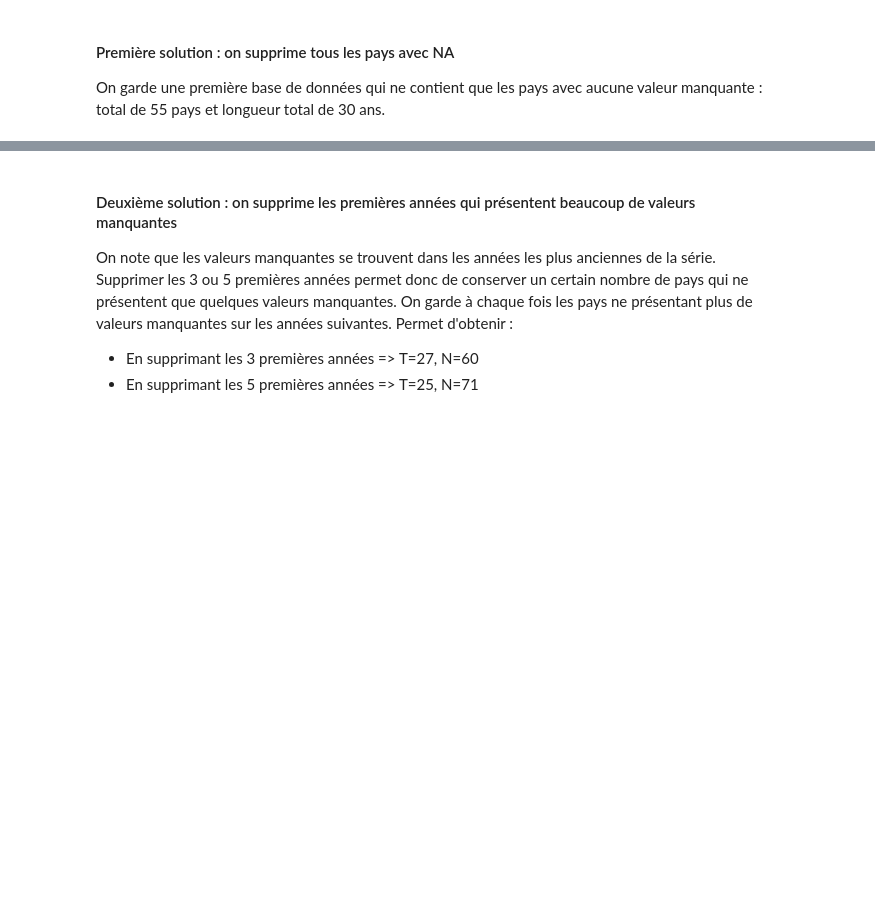
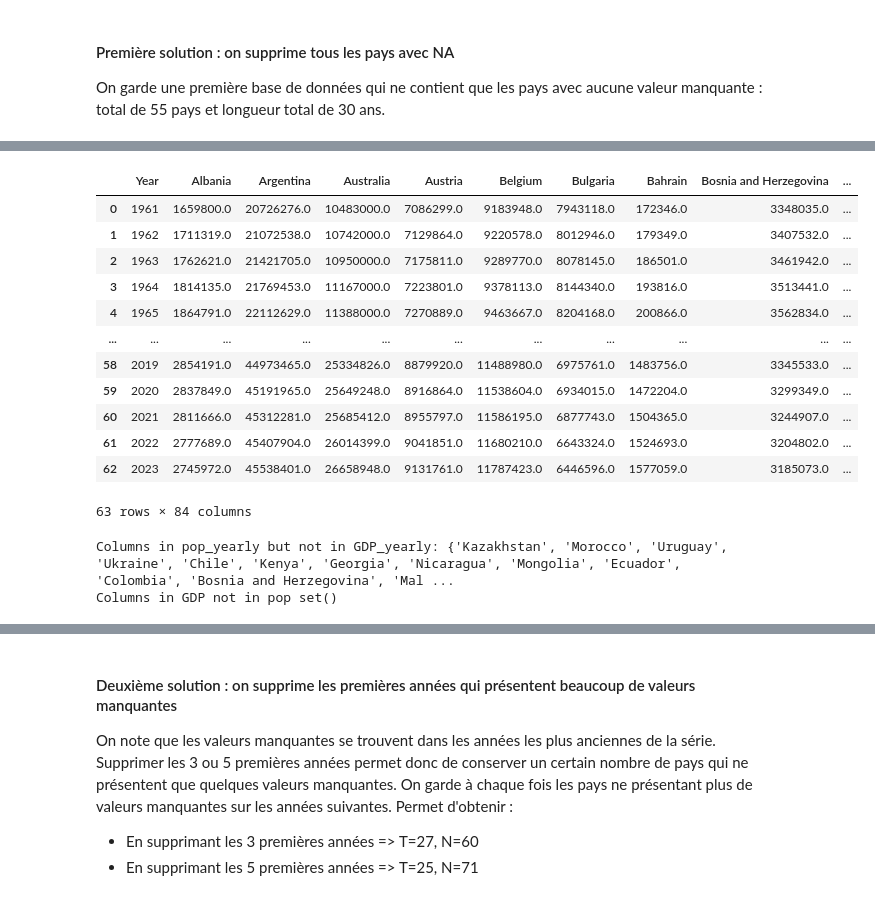
Before and after one commit to AminaManseur29/Bayesian_statistics_project, a Jupyter notebook: Data preprocessing/Preprocessing.ipynb, the cells around one changed output, grey strips where cells are left out. Drawn from its saved outputs; the diff is of its cells as text; code cells hidden in the pictures; blank space fills up the shorter version.

```diff
--- a/Data preprocessing/Preprocessing.ipynb
+++ b/Data preprocessing/Preprocessing.ipynb
@@ -35,3 +57,23 @@ GDP_yearly = GDP_yearly.drop(columns=['Advanced Economies', 'EMDE East Asia & Pa
                         'EMDE Latin America & Caribbean', 'Low-Income Countries (LIC)',
                         'Middle-Income Countries (MIC)', 'EMDE Middle East & N. Africa','EMDE South Asia',
                         'EMDE Sub-Saharan Africa','World (WBG members)'])
+# %%
+# Since we want correspondance between the years of GDP and of population size, and also correspondance between the countries names,
+# we delete the years and countries not present
+
+# Get column names of both dataframes
+pop_yearly_columns = set(pop_yearly.columns)
+GDP_yearly_columns = set(GDP_yearly.columns)
+
+# Find columns that are in pop_yearly but not in GDP_yearly
+columns_in_pop_not_in_GDP = pop_yearly_columns - GDP_yearly_columns
+col_in_GDP_not_in_pop = GDP_yearly_columns - pop_yearly_columns
+
+# Print the result
+print("Columns in pop_yearly but not in GDP_yearly:", columns_in_pop_not_in_GDP)
+print("Columns in GDP not in pop",col_in_GDP_not_in_pop)
+
+pop_yearly = pop_yearly.drop(columns=columns_in_pop_not_in_GDP)
+GDP_yearly = GDP_yearly.drop(columns=col_in_GDP_not_in_pop)
+
+pop_yearly.head(5)
@@ -66,12 +138,52 @@ Number of countries without missing values : 55
 # %%
 # Sélectionner les colonnes avec 0 valeurs manquantes
 cols_with_no_missing = missing_values[missing_values == 0]
 
 # Sélectionner la première colonne (les dates)
 dates_column = GDP_yearly.iloc[:, 0]
 
 # Filtrer les colonnes avec 0 valeurs manquantes et ajouter la première colonne
 GDP_yearly_30 = pd.concat([dates_column, GDP_yearly[cols_with_no_missing.index]], axis=1)
 
 # Mettre la première colonne (les dates) en indice
-GDP_yearly_30.set_index(dates_column.name, inplace=True)
+GDP_yearly_30.reset_index(drop=True, inplace=True)
+GDP_yearly_30.rename(columns={dates_column.name: "Year"},inplace=True)
+
+cols_ok = missing_pop[missing_pop ==0]
+dates_col = pop_yearly.iloc[:,0]
+pop_yearly = pd.concat([dates_col,pop_yearly[cols_ok.index]],axis=1)
+pop_yearly.reset_index(drop=True, inplace=True)
+pop_yearly.rename(columns={dates_col.name: "Year"}, inplace=True)
+
+pop_yearly
+# %% [output]
+|  | Year | Albania | Argentina | Australia | Austria | Belgium | Bulgaria | Bahrain | Bosnia and Herzegovina | ... |
+| 0 | 1961 | 1659800.0 | 20726276.0 | 10483000.0 | 7086299.0 | 9183948.0 | 7943118.0 | 172346.0 | 3348035.0 | ... |
+| 1 | 1962 | 1711319.0 | 21072538.0 | 10742000.0 | 7129864.0 | 9220578.0 | 8012946.0 | 179349.0 | 3407532.0 | ... |
+| 2 | 1963 | 1762621.0 | 21421705.0 | 10950000.0 | 7175811.0 | 9289770.0 | 8078145.0 | 186501.0 | 3461942.0 | ... |
+| 3 | 1964 | 1814135.0 | 21769453.0 | 11167000.0 | 7223801.0 | 9378113.0 | 8144340.0 | 193816.0 | 3513441.0 | ... |
+| 4 | 1965 | 1864791.0 | 22112629.0 | 11388000.0 | 7270889.0 | 9463667.0 | 8204168.0 | 200866.0 | 3562834.0 | ... |
+| ... | ... | ... | ... | ... | ... | ... | ... | ... | ... | ... |
+| 58 | 2019 | 2854191.0 | 44973465.0 | 25334826.0 | 8879920.0 | 11488980.0 | 6975761.0 | 1483756.0 | 3345533.0 | ... |
+| 59 | 2020 | 2837849.0 | 45191965.0 | 25649248.0 | 8916864.0 | 11538604.0 | 6934015.0 | 1472204.0 | 3299349.0 | ... |
+| 60 | 2021 | 2811666.0 | 45312281.0 | 25685412.0 | 8955797.0 | 11586195.0 | 6877743.0 | 1504365.0 | 3244907.0 | ... |
+| 61 | 2022 | 2777689.0 | 45407904.0 | 26014399.0 | 9041851.0 | 11680210.0 | 6643324.0 | 1524693.0 | 3204802.0 | ... |
+| 62 | 2023 | 2745972.0 | 45538401.0 | 26658948.0 | 9131761.0 | 11787423.0 | 6446596.0 | 1577059.0 | 3185073.0 | ... |
+63 rows × 84 columns
+# %%
+pop_yearly_columns = set(pop_yearly.columns)
+GDP_yearly_columns = set(GDP_yearly_30.columns)
+
+# Find columns that are in pop_yearly but not in GDP_yearly
+columns_in_pop_not_in_GDP = pop_yearly_columns - GDP_yearly_columns
+col_in_GDP_not_in_pop = GDP_yearly_columns - pop_yearly_columns
+
+# Print the result
+print("Columns in pop_yearly but not in GDP_yearly:", columns_in_pop_not_in_GDP)
+print("Columns in GDP not in pop",col_in_GDP_not_in_pop)
+
+pop_yearly = pop_yearly.drop(columns=columns_in_pop_not_in_GDP)
+GDP_yearly_30 = GDP_yearly_30.drop(columns=col_in_GDP_not_in_pop)
+# %% [output]
+Columns in pop_yearly but not in GDP_yearly: {'Kazakhstan', 'Morocco', 'Uruguay', 'Ukraine', 'Chile', 'Kenya', 'Georgia', 'Nicaragua', 'Mongolia', 'Ecuador', 'Colombia', 'Bosnia and Herzegovina', 'Mal ...
+Columns in GDP not in pop set()
```
Also changed, not shown: parts of 11 cells of this notebook, 3 other files.
